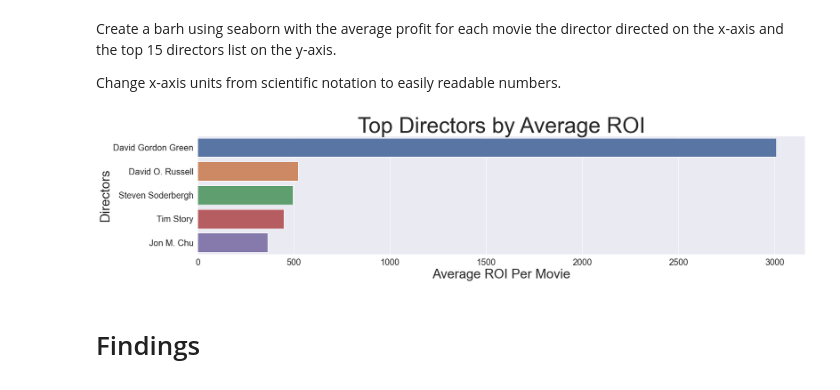
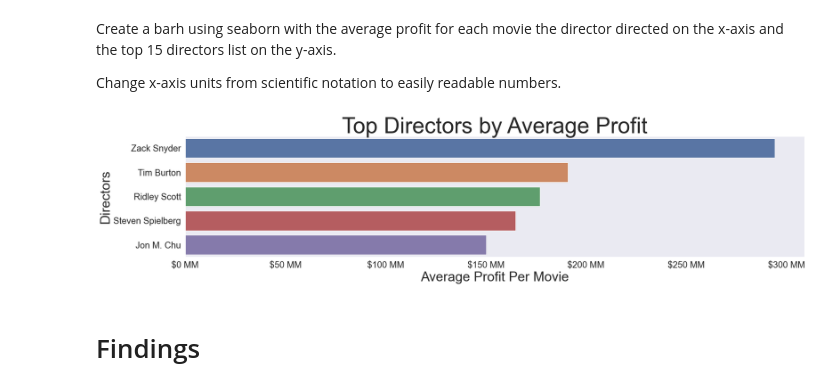
Before and after one commit to JordanMang/phase_1_id10t_team, a Jupyter notebook: primary_notebook.ipynb, the cells around one changed output. Cells and saved outputs as stored; diff of their text form; code cells hidden in the pictures.

```diff
--- a/primary_notebook.ipynb
+++ b/primary_notebook.ipynb
@@ -378,23 +379,24 @@ top_genres = top_genres.sort_values(by='genre_avg_roi',
                    ascending=False,
                    inplace=False)
 # %%
-sns.set(style="darkgrid")
+sns.set(style="white")
 
 sns.color_palette("rocket")
 
 sns.set(rc = {'figure.figsize':(25,10)})
 
 #create stacked bar chart
-plot2 = top_genres.head(20).set_index('genre').plot(kind='bar', y='genre_avg_roi', stacked=False)
+plot2 = top_genres.head(20).set_index('genre').plot(kind='bar', y='genre_avg_roi', stacked=False, legend=False)
 
 #add overall title
 plt.title('Box Office Hits - Average ROI by Genre', fontsize=50, pad=30)
+plt.grid(False)
 
 #update y axis from scientific notation
 plot2.yaxis.set_major_formatter(mtick.PercentFormatter())
 
 #add axis titles
-plt.xticks(fontsize=20)
+plt.xticks(rotation=45, fontsize=20)
 plt.yticks(fontsize=20)
 plt.xlabel('Genres', fontsize=30, labelpad=20)
 plt.ylabel('% ROI', fontsize=30,  labelpad=20)
@@ -542,7 +544,7 @@ avg_dir = []
 
 for director in top_15_dirs_list:
     directors_filtered = directors_df.loc[directors_df['primary_name'] == director]
-    avg_dir.append(directors_filtered.perc_return.mean())
+    avg_dir.append(directors_filtered.profit.mean())
 
 avg_dir
 # %% [output]
@@ -565,7 +567,7 @@ avg_dir
 Create a dataframe using zip with the top 15 directors and average profit lists
 # %%
 directing_df = pd.DataFrame(list(zip(top_15_dirs_list, avg_dir)),
-               columns =['director_name', 'average_roi'])
+               columns =['director_name', 'average_profit'])
 # %%
 directing_df.head()
 # %% [output]
@@ -578,7 +580,7 @@ directing_df.head()
 # %% [markdown]
 Sort the dataframe by 'average_profit'
 # %%
-directing_df.sort_values(by='average_roi', inplace=True, ascending=False)
+directing_df.sort_values(by='average_profit', inplace=True, ascending=False)
 # %% [markdown]
 # Directors data visualization
 # %%
@@ -599,30 +601,31 @@ Create a barh using seaborn with the average profit for each movie the director
 
 Change x-axis units from scientific notation to easily readable numbers.
 # %%
-sns.set(style="whitegrid")
+sns.set(style="white")
 
 sns.color_palette("rocket")
 
 sns.set(rc = {'figure.figsize':(25,5)})
 
-g = sns.barplot(x='average_roi', y='director_name', data=directing_df.head(5))
+g = sns.barplot(x='average_profit', y='director_name', data=directing_df.head(5))
 
 plt.ticklabel_format(axis='x', style='plain')
-plt.title('Top Directors by Average ROI', fontsize=50)
-plt.xlabel('Average ROI Per Movie', fontsize=30)
+plt.title('Top Directors by Average Profit', fontsize=50)
+plt.xlabel('Average Profit Per Movie', fontsize=30)
 plt.ylabel('Directors', fontsize=30)
 plt.xticks(fontsize=20)
 plt.yticks(fontsize=20)
+plt.grid(False)
 
 ticks_loc = g.get_xticks().tolist()
 #g.xaxis.set_major_locator(mticker.FixedLocator(ticks_loc))
 
 #g.set_xticklabels([label_format.format(x) for x in ticks_loc])
 
-#xlabels = ['{:,.0f}'.format(x) + ' %' for x in g.get_xticks()/1000000]
-#g.set_xticklabels(xlabels);
+xlabels = ['${:,.0f}'.format(x) + ' MM' for x in g.get_xticks()/1000000]
+g.set_xticklabels(xlabels);
 # %% [output]
-[figure, old version]
+[figure, new version]
 # %% [markdown]
 # Findings
 # %% [markdown]
```
Also changed, not shown: parts of 27 cells of this notebook, 1 other file.
